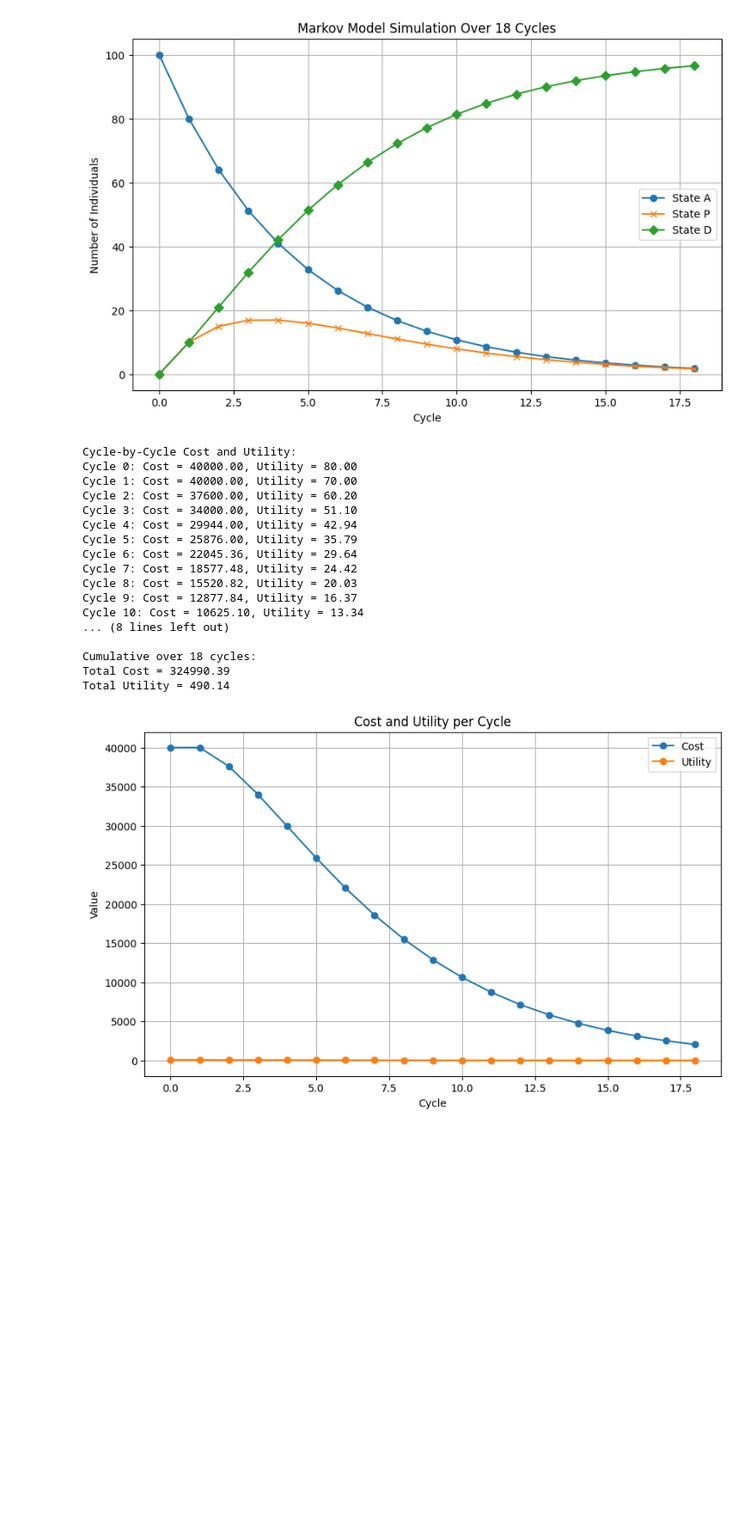
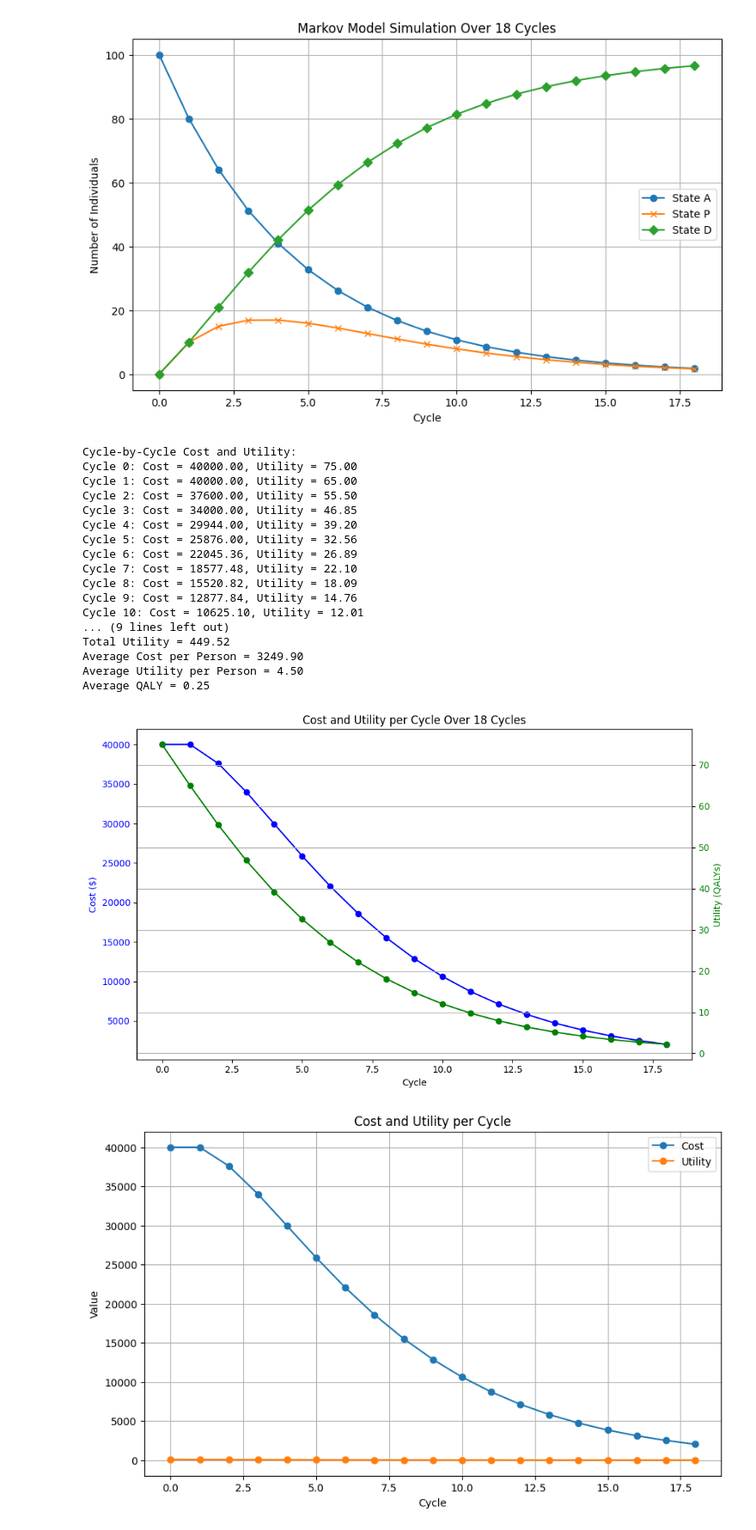
Before and after one commit to rsbaye/Data-Science-Projects, a Jupyter notebook: Markov_model_cost_effectiveness.ipynb, the cells around one changed output. Shown at 86% size. Cells and saved outputs as stored; diff of their text form; code cells hidden in the pictures; blank space fills up the shorter version.

```diff
--- a/Markov_model_cost_effectiveness.ipynb
+++ b/Markov_model_cost_effectiveness.ipynb
@@ -57,10 +57,10 @@ plt.show()
 # -----------------------------
 
 # Define the utility and cost for each state
-utility_A = 0.8
+utility_A = 0.75
 cost_A = 400
 
-utility_P = 0.6
+utility_P = 0.5
 cost_P = 800
 
 # For state D, we assume utility and cost are 0 (absorbing state)
@@ -85,27 +85,56 @@ for i in range(cycles + 1):
 # Optionally, calculate cumulative cost and utility over all cycles
 cumulative_cost = np.sum(cycle_costs)
 cumulative_utility = np.sum(cycle_utilities)
-print("\nCumulative over 18 cycles:")
+average_cost_per_person = cumulative_cost / N
+average_utility_per_person = cumulative_utility / N
+average_Qaly = average_utility_per_person / cycles
 print(f"Total Cost = {cumulative_cost:.2f}")
 print(f"Total Utility = {cumulative_utility:.2f}")
+print(f"Average Cost per Person = {average_cost_per_person:.2f}")
+print(f"Average Utility per Person = {average_utility_per_person:.2f}")
+print(f"Average QALY = {average_Qaly:.2f}")
 # %% [output]
 Cycle-by-Cycle Cost and Utility:
-Cycle 0: Cost = 40000.00, Utility = 80.00
-Cycle 1: Cost = 40000.00, Utility = 70.00
-Cycle 2: Cost = 37600.00, Utility = 60.20
-Cycle 3: Cost = 34000.00, Utility = 51.10
-Cycle 4: Cost = 29944.00, Utility = 42.94
-Cycle 5: Cost = 25876.00, Utility = 35.79
-Cycle 6: Cost = 22045.36, Utility = 29.64
-Cycle 7: Cost = 18577.48, Utility = 24.42
-Cycle 8: Cost = 15520.82, Utility = 20.03
-Cycle 9: Cost = 12877.84, Utility = 16.37
-Cycle 10: Cost = 10625.10, Utility = 13.34
-... (8 lines left out)
-
-Cumulative over 18 cycles:
-Total Cost = 324990.39
-Total Utility = 490.14
+Cycle 0: Cost = 40000.00, Utility = 75.00
+Cycle 1: Cost = 40000.00, Utility = 65.00
+Cycle 2: Cost = 37600.00, Utility = 55.50
+Cycle 3: Cost = 34000.00, Utility = 46.85
+Cycle 4: Cost = 29944.00, Utility = 39.20
+Cycle 5: Cost = 25876.00, Utility = 32.56
+Cycle 6: Cost = 22045.36, Utility = 26.89
+Cycle 7: Cost = 18577.48, Utility = 22.10
+Cycle 8: Cost = 15520.82, Utility = 18.09
+Cycle 9: Cost = 12877.84, Utility = 14.76
+Cycle 10: Cost = 10625.10, Utility = 12.01
+... (9 lines left out)
+Total Utility = 449.52
+Average Cost per Person = 3249.90
+Average Utility per Person = 4.50
+Average QALY = 0.25
+# %%
+# Create a figure and axis for dual y-axis plotting
+fig, ax1 = plt.subplots(figsize=(10, 6))
+
+# Plot Cost on the primary y-axis
+ax1.plot(cycle_numbers, cycle_costs, marker='o', color='blue', label='Cost')
+ax1.set_xlabel('Cycle')
+ax1.set_ylabel('Cost ($)', color='blue')
+ax1.tick_params(axis='y', labelcolor='blue')
+
+# Create a secondary y-axis for Utility
+ax2 = ax1.twinx()
+ax2.plot(cycle_numbers, cycle_utilities, marker='o', color='green', label='Utility')
+ax2.set_ylabel('Utility (QALYs)', color='green')
+ax2.tick_params(axis='y', labelcolor='green')
+
+# Title and Grid
+plt.title('Cost and Utility per Cycle Over 18 Cycles')
+fig.tight_layout()
+plt.grid(True)
+
+plt.show()
+# %% [output]
+[figure, added]
 # %%
 # -----------------------------
 # 3. Plot the Cost and Utility per Cycle
```
Also changed, not shown: parts of 7 cells of this notebook.
